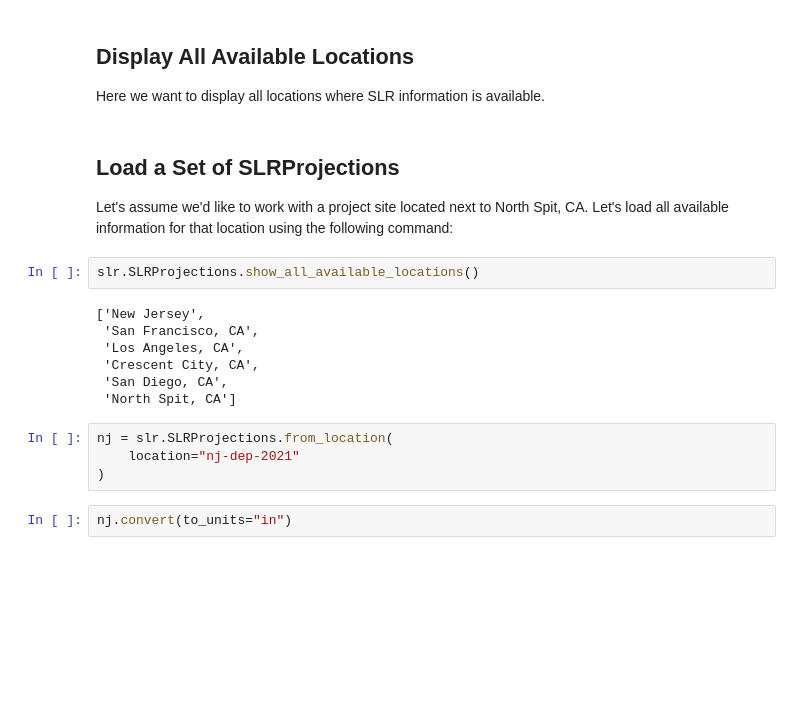
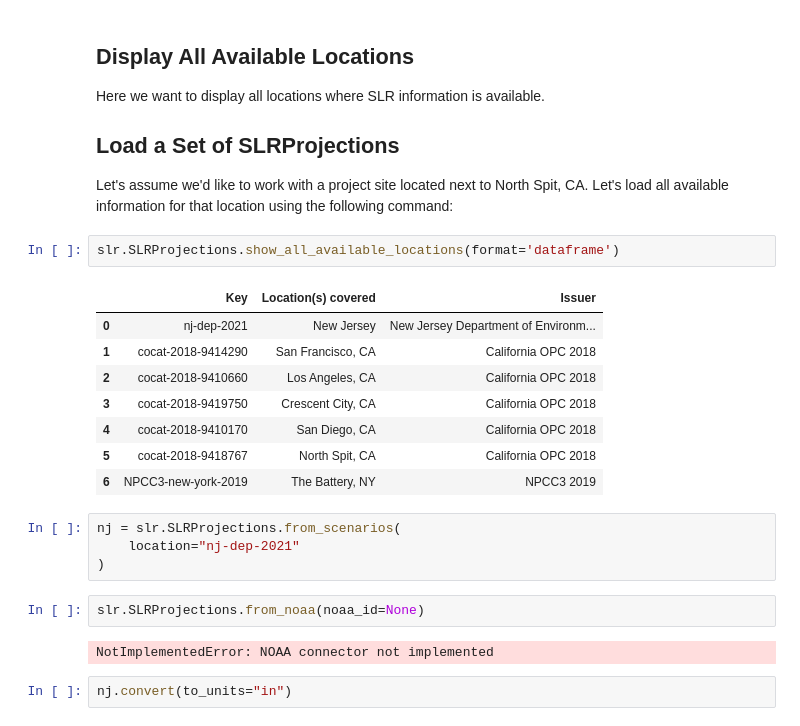
Before and after one commit to jtoilliez/slr, a Jupyter notebook: notebooks/notebook.ipynb, the cells around one changed output. Drawn from its saved outputs; the diff is of its cells as text; blank space fills up the shorter version.

```diff
--- a/notebooks/notebook.ipynb
+++ b/notebooks/notebook.ipynb
@@ -19,22 +19,28 @@ reload(slr)
 # %% [markdown]
 ## Display All Available Locations
 Here we want to display all locations where SLR information is available.
+
+## Load a Set of SLRProjections
+Let's assume we'd like to work with a project site located next to North Spit, CA. Let's load all available information for that location using the following command:
-# %% [markdown]
-## Load a Set of SLRProjections
-Let's assume we'd like to work with a project site located next to North Spit, CA. Let's load all available information for that location using the following command:
 # %%
-slr.SLRProjections.show_all_available_locations()
+slr.SLRProjections.show_all_available_locations(format='dataframe')
 # %% [output]
-['New Jersey',
- 'San Francisco, CA',
- 'Los Angeles, CA',
- 'Crescent City, CA',
- 'San Diego, CA',
- 'North Spit, CA']
+|  | Key | Location(s) covered | Issuer |
+| 0 | nj-dep-2021 | New Jersey | New Jersey Department of Environm... |
+| 1 | cocat-2018-9414290 | San Francisco, CA | California OPC 2018 |
+| 2 | cocat-2018-9410660 | Los Angeles, CA | California OPC 2018 |
+| 3 | cocat-2018-9419750 | Crescent City, CA | California OPC 2018 |
+| 4 | cocat-2018-9410170 | San Diego, CA | California OPC 2018 |
+| 5 | cocat-2018-9418767 | North Spit, CA | California OPC 2018 |
+| 6 | NPCC3-new-york-2019 | The Battery, NY | NPCC3 2019 |
 # %%
-nj = slr.SLRProjections.from_location(
+nj = slr.SLRProjections.from_scenarios(
     location="nj-dep-2021"
 )
+# %%
+slr.SLRProjections.from_noaa(noaa_id=None)
+# %% [output]
+NotImplementedError: NOAA connector not implemented
 # %%
 nj.convert(to_units="in")
 # %% [output]
```
Also changed, not shown: parts of 4 cells of this notebook, 6 other files.
